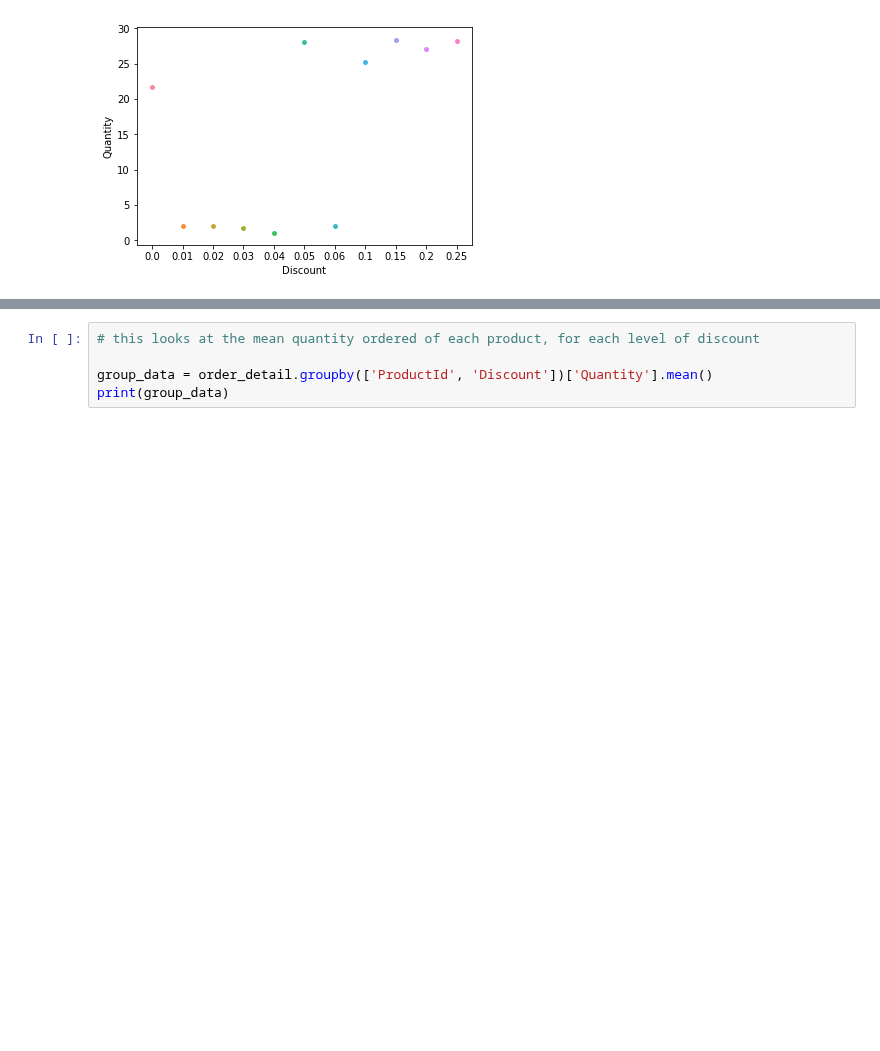
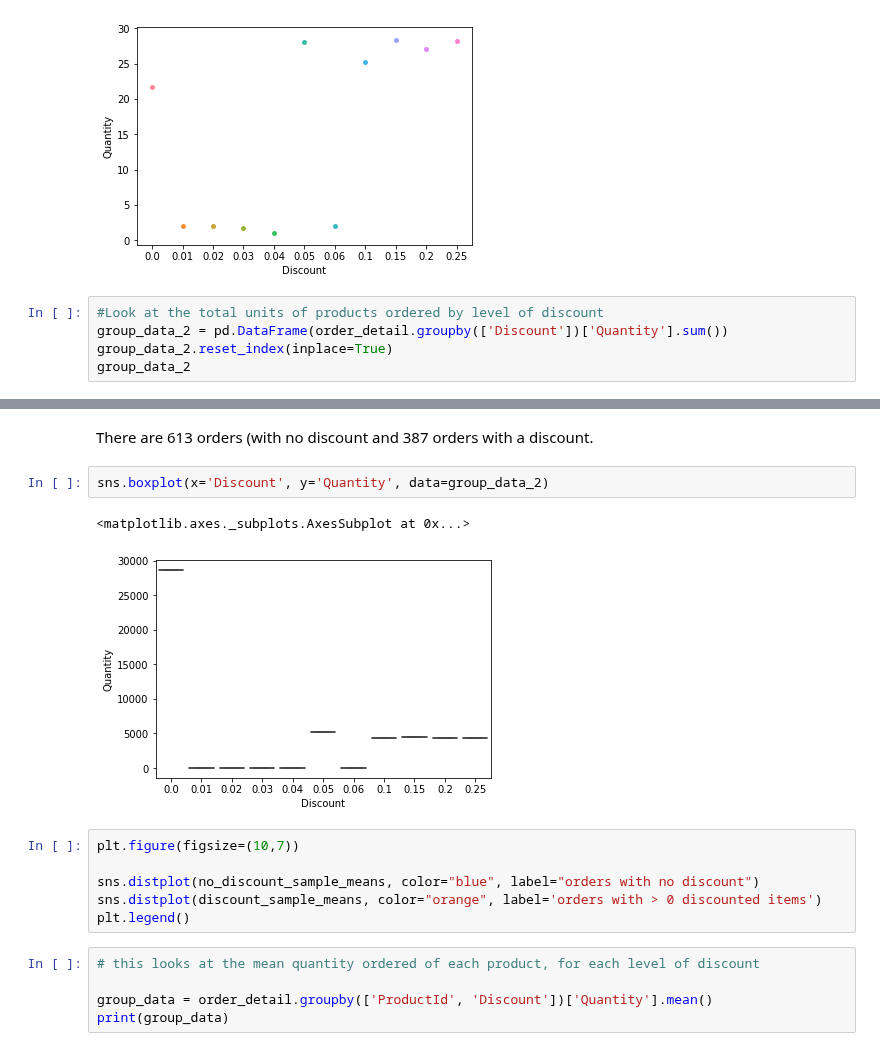
Before and after one commit to giorosati/dsc-2-final-project-online-ds-pt-100118, a Jupyter notebook: module2project.ipynb, the cells around one changed output, grey strips where cells are left out. Saved outputs shown, nothing was run; the diff lists cells and outputs as text; blank space fills up the shorter version.

```diff
--- a/module2project.ipynb
+++ b/module2project.ipynb
@@ -1118,3 +1122,8 @@ sns.swarmplot(x='Discount', y='Quantity', data=group_data_1)
 # %% [output]
 <matplotlib.axes._subplots.AxesSubplot at 0x...>
 [figure]
+# %%
+#Look at the total units of products ordered by level of discount
+group_data_2 = pd.DataFrame(order_detail.groupby(['Discount'])['Quantity'].sum())
+group_data_2.reset_index(inplace=True)
+group_data_2
@@ -1121,3 +1183,16 @@ sns.swarmplot(x='Discount', y='Quantity', data=group_data_1)
+# %% [markdown]
+There are 613 orders (with no discount and 387 orders with a discount.
+# %%
+sns.boxplot(x='Discount', y='Quantity', data=group_data_2)
+# %% [output]
+<matplotlib.axes._subplots.AxesSubplot at 0x...>
+[figure, added]
+# %%
+plt.figure(figsize=(10,7))
+
+sns.distplot(no_discount_sample_means, color="blue", label="orders with no discount")
+sns.distplot(discount_sample_means, color="orange", label='orders with > 0 discounted items')
+plt.legend()
 # %%
 # this looks at the mean quantity ordered of each product, for each level of discount
 
```
Also changed, not shown: parts of 8 cells of this notebook.
